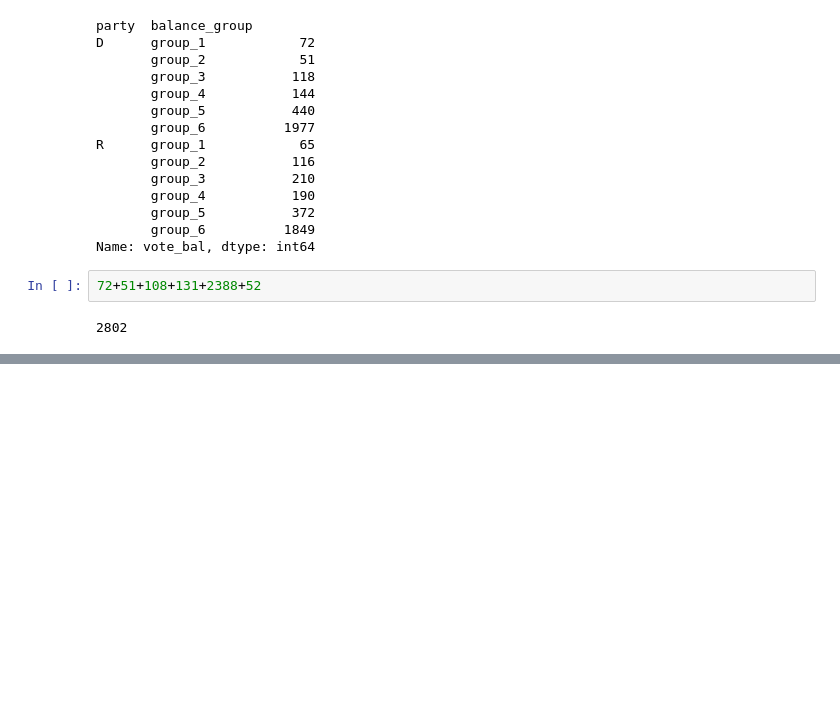
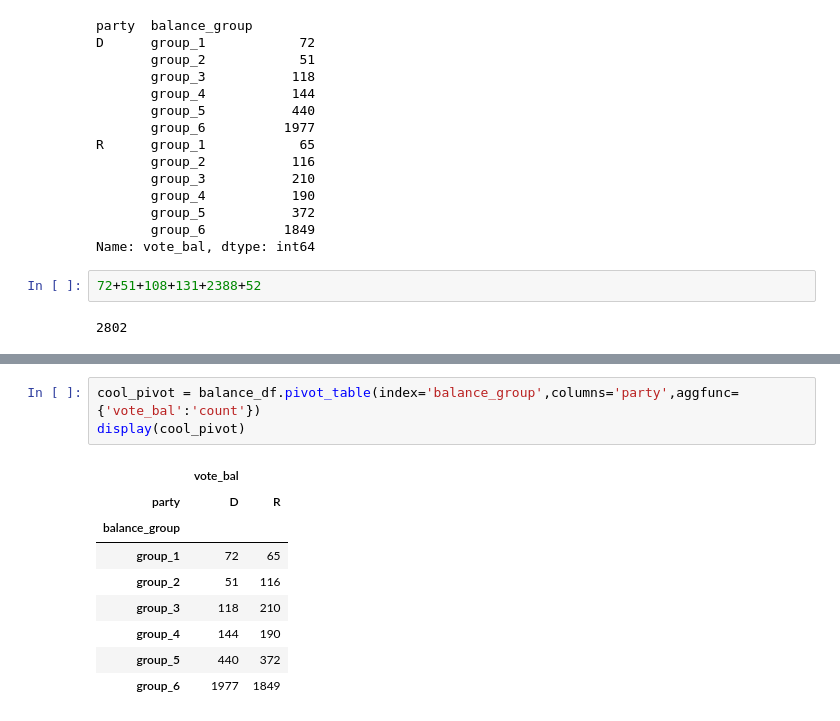
Before and after one commit to sledhead/simple_python, a Jupyter notebook: webpage_scrapv2.ipynb, the cells around one changed output, grey strips where cells are left out. Saved outputs shown, nothing was run; the diff lists cells and outputs as text; blank space fills up the shorter version.

```diff
--- a/webpage_scrapv2.ipynb
+++ b/webpage_scrapv2.ipynb
@@ -918,0 +935,13 @@ Name: vote_bal, dtype: int64
+# %%
+cool_pivot = balance_df.pivot_table(index='balance_group',columns='party',aggfunc={'vote_bal':'count'})
+display(cool_pivot)
+# %% [output]
+|  | vote_bal |  |
+| party | D | R |
+| balance_group |  |  |
+| group_1 | 72 | 65 |
+| group_2 | 51 | 116 |
+| group_3 | 118 | 210 |
+| group_4 | 144 | 190 |
+| group_5 | 440 | 372 |
+| group_6 | 1977 | 1849 |
```
Also changed, not shown: parts of 5 cells of this notebook.
